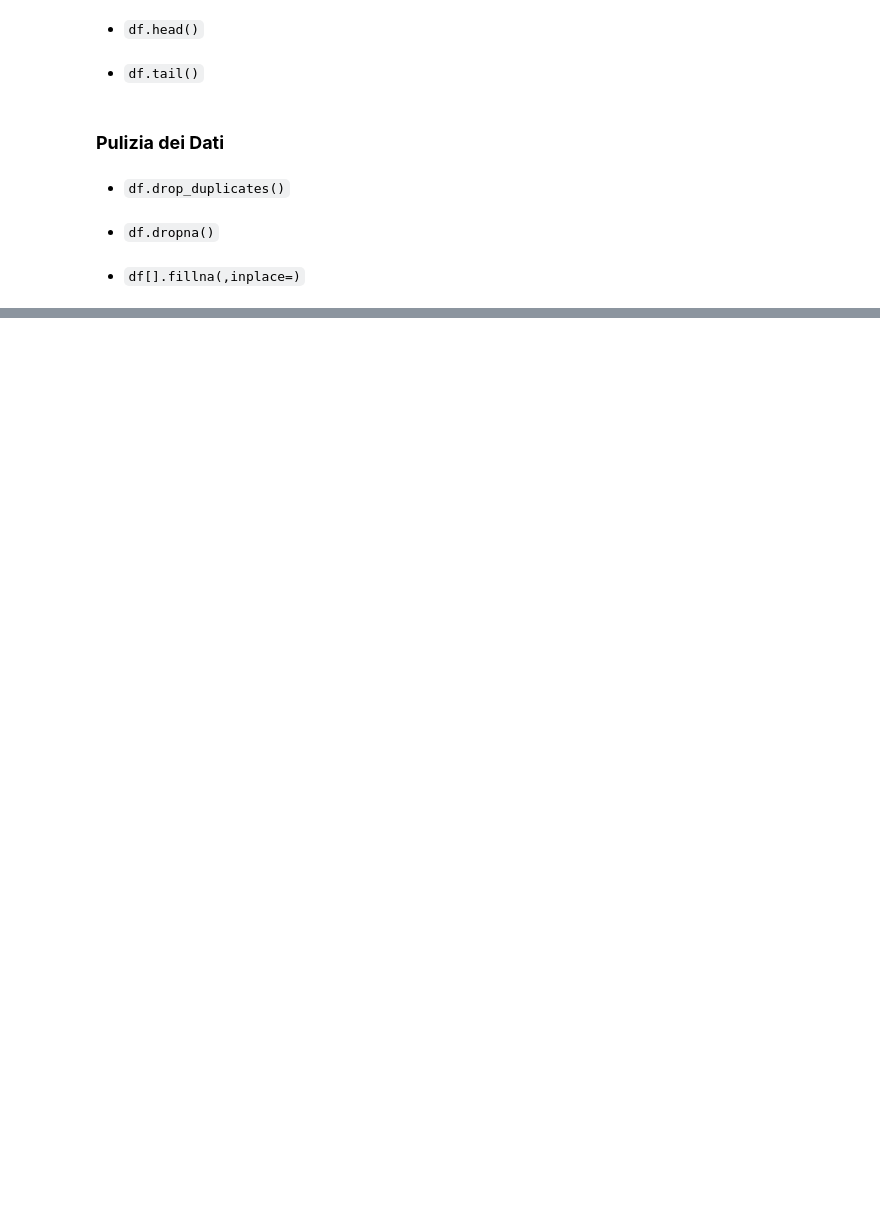
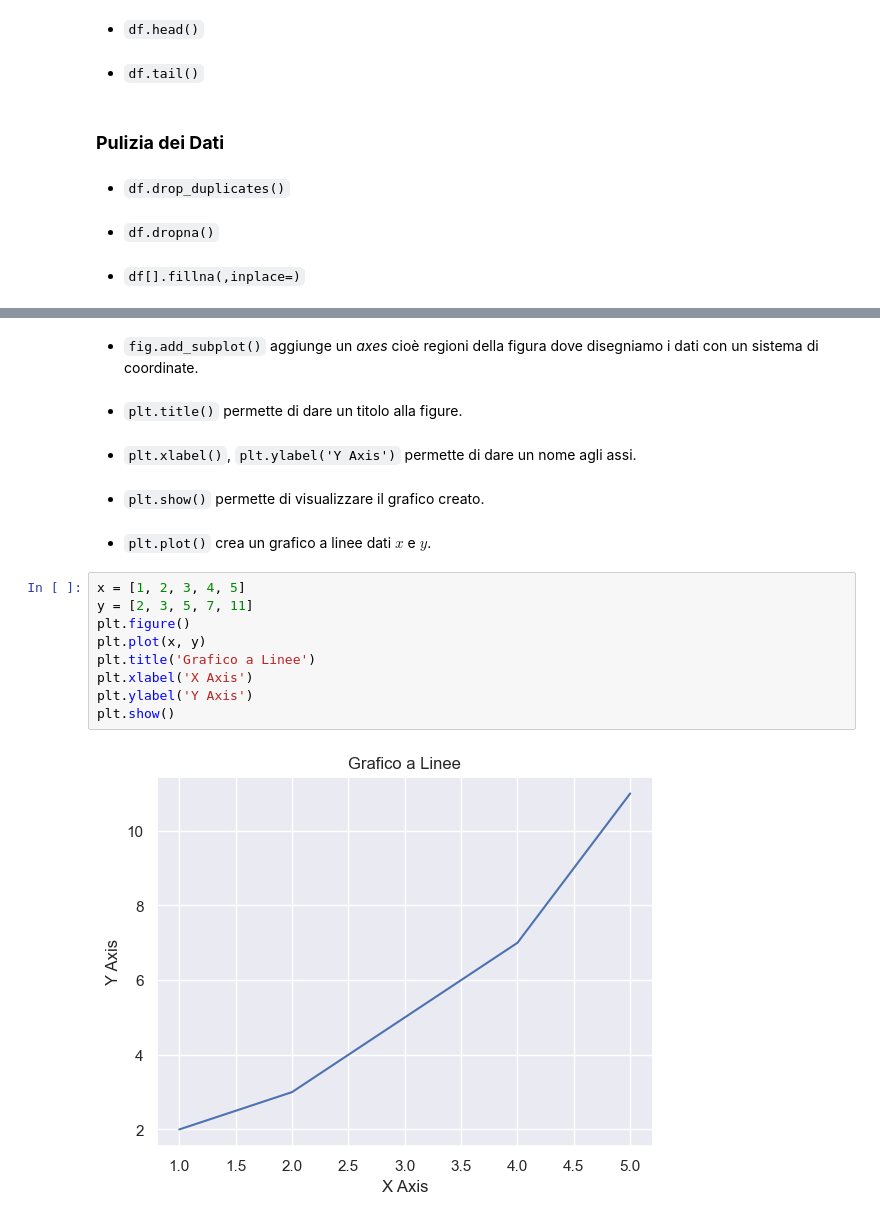
Before and after one commit to itsmartinax/Academy-Data-Science-Martina-Curcio, a Jupyter notebook: LibrerieML.ipynb, the cells around one changed output, grey strips where cells are left out. Cells and saved outputs as stored; diff of their text form; blank space fills up the shorter version.

```diff
--- a/LibrerieML.ipynb
+++ b/LibrerieML.ipynb
@@ -232,0 +203,21 @@ statistics, e la manipolazione di date e orari.
+# %% [markdown]
+* `fig.add_subplot()` aggiunge un *axes* cioè regioni della figura dove disegniamo i dati con un sistema di coordinate.
+# %% [markdown]
+* `plt.title()` permette di dare un titolo alla figure.
+# %% [markdown]
+* `plt.xlabel()`, `plt.ylabel('Y Axis')` permette di dare un nome agli assi.
+# %% [markdown]
+* `plt.show()` permette di visualizzare il grafico creato.
+# %% [markdown]
+* `plt.plot()` crea un grafico a linee dati $x$ e $y$.
+# %%
+x = [1, 2, 3, 4, 5]
+y = [2, 3, 5, 7, 11]
+plt.figure()
+plt.plot(x, y)
+plt.title('Grafico a Linee')
+plt.xlabel('X Axis')
+plt.ylabel('Y Axis')
+plt.show()
+# %% [output]
+[figure, added]
```
Also changed, not shown: parts of 22 cells of this notebook, 2 other files.
